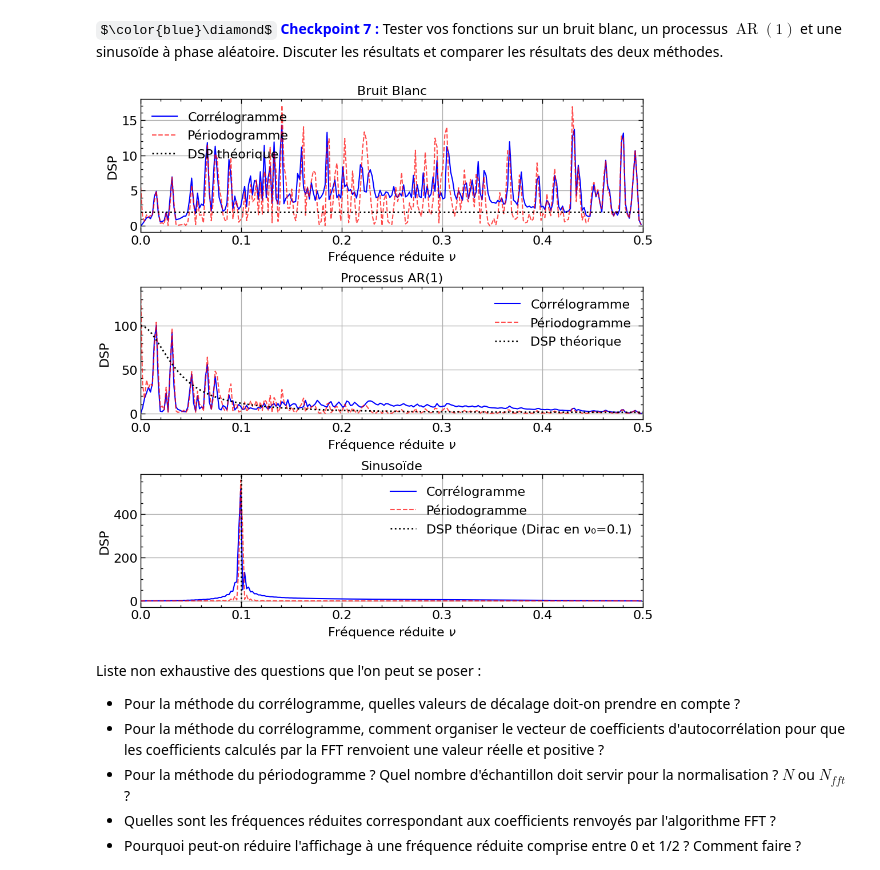
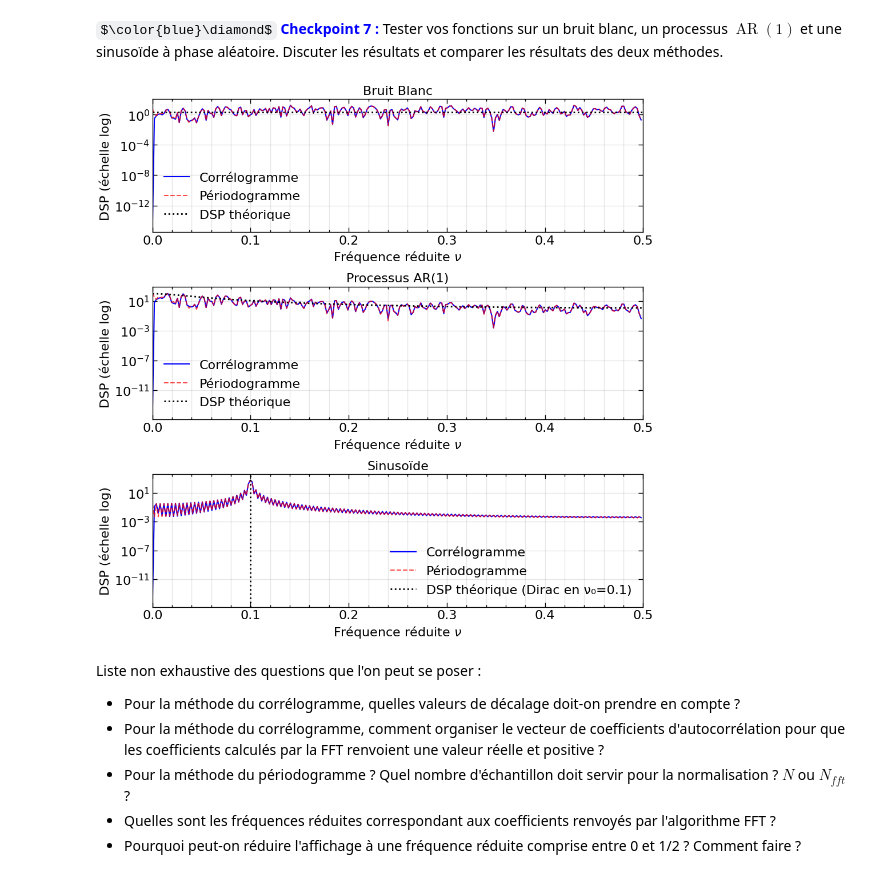
Before and after one commit to Nameless0l/Tp_MSA_2026_ENSEA, a Jupyter notebook: msa_lab_2025.ipynb, the cells around one changed output. Cells and saved outputs as stored; diff of their text form; code cells hidden in the pictures; some formulas as TeX source.

```diff
--- a/msa_lab_2025.ipynb
+++ b/msa_lab_2025.ipynb
@@ -697,9 +697,11 @@ def psdestimator_corr(X: np.ndarray, Nfft: int):
 
     Cx, _ = biaisedCrossCorr(X, pmax)
 
-    Cx_sym = np.concatenate([Cx, Cx[-2:0:-1]])
+    Cx_full = np.zeros(Nfft)
+    Cx_full[:pmax+1] = Cx
+    Cx_full[-pmax:] = Cx[-1:0:-1]
 
-    PSD = np.abs(fft(Cx_sym, n=Nfft))
+    PSD = np.abs(fft(Cx_full))
 
     nu = fftfreq(Nfft)
 
@@ -752,48 +754,48 @@ PSD_ar_per, nu_ar_per = psdestimator_per(ar1, Nfft)
 
 PSD_sin_corr, nu_sin_corr = psdestimator_corr(sinusoide, Nfft)
 PSD_sin_per, nu_sin_per = psdestimator_per(sinusoide, Nfft)
 
 nu_theo = np.linspace(0, 0.5, 1000)
 PSD_bb_theo = np.ones_like(nu_theo) * sigma_b
 PSD_ar_theo = sigma_e**2 / np.abs(1 - a * np.exp(-1j * 2 * np.pi * nu_theo))**2
 
 fig, axs = plt.subplots(3, 1, figsize=(10, 10))
 
-axs[0].plot(nu_bb_corr, PSD_bb_corr, 'b-', label='Corrélogramme', linewidth=1.5)
-axs[0].plot(nu_bb_per, PSD_bb_per, 'r--', label='Périodogramme', linewidth=1.5, alpha=0.7)
-axs[0].plot(nu_theo, PSD_bb_theo, 'k:', label='DSP théorique', linewidth=2)
+axs[0].semilogy(nu_bb_corr, PSD_bb_corr, 'b-', label='Corrélogramme', linewidth=1.5)
+axs[0].semilogy(nu_bb_per, PSD_bb_per, 'r--', label='Périodogramme', linewidth=1.5, alpha=0.7)
+axs[0].semilogy(nu_theo, PSD_bb_theo, 'k:', label='DSP théorique', linewidth=2)
 axs[0].set_xlabel(r'Fréquence réduite $\nu$')
-axs[0].set_ylabel('DSP')
+axs[0].set_ylabel('DSP (échelle log)')
 axs[0].set_title('Bruit Blanc')
 axs[0].legend()
-axs[0].grid(True)
+axs[0].grid(True, which='both', alpha=0.3)
 axs[0].set_xlim([0, 0.5])
 
-axs[1].plot(nu_ar_corr, PSD_ar_corr, 'b-', label='Corrélogramme', linewidth=1.5)
-axs[1].plot(nu_ar_per, PSD_ar_per, 'r--', label='Périodogramme', linewidth=1.5, alpha=0.7)
-axs[1].plot(nu_theo, PSD_ar_theo, 'k:', label='DSP théorique', linewidth=2)
+axs[1].semilogy(nu_ar_corr, PSD_ar_corr, 'b-', label='Corrélogramme', linewidth=1.5)
+axs[1].semilogy(nu_ar_per, PSD_ar_per, 'r--', label='Périodogramme', linewidth=1.5, alpha=0.7)
+axs[1].semilogy(nu_theo, PSD_ar_theo, 'k:', label='DSP théorique', linewidth=2)
 axs[1].set_xlabel(r'Fréquence réduite $\nu$')
-axs[1].set_ylabel('DSP')
+axs[1].set_ylabel('DSP (échelle log)')
 axs[1].set_title('Processus AR(1)')
 axs[1].legend()
-axs[1].grid(True)
+axs[1].grid(True, which='both', alpha=0.3)
 axs[1].set_xlim([0, 0.5])
 
-axs[2].plot(nu_sin_corr, PSD_sin_corr, 'b-', label='Corrélogramme', linewidth=1.5)
-axs[2].plot(nu_sin_per, PSD_sin_per, 'r--', label='Périodogramme', linewidth=1.5, alpha=0.7)
+axs[2].semilogy(nu_sin_corr, PSD_sin_corr, 'b-', label='Corrélogramme', linewidth=1.5)
+axs[2].semilogy(nu_sin_per, PSD_sin_per, 'r--', label='Périodogramme', linewidth=1.5, alpha=0.7)
 axs[2].axvline(nu_0, color='k', linestyle=':', linewidth=2, label=f'DSP théorique (Dirac en ν₀={nu_0})')
 axs[2].set_xlabel(r'Fréquence réduite $\nu$')
-axs[2].set_ylabel('DSP')
+axs[2].set_ylabel('DSP (échelle log)')
 axs[2].set_title('Sinusoïde')
 axs[2].legend()
-axs[2].grid(True)
+axs[2].grid(True, which='both', alpha=0.3)
 axs[2].set_xlim([0, 0.5])
 
 plt.tight_layout()
 plt.savefig('figures/dsp_comparaison_methodes.png', dpi=300, bbox_inches='tight')
 plt.show()
 # %% [output]
-[figure, old version]
+[figure, new version]
 # %% [markdown]
 Liste non exhaustive des questions que l'on peut se poser :
 - Pour la méthode du corrélogramme, quelles valeurs de décalage doit-on prendre en compte ?
```
Also changed, not shown: parts of 2 cells of this notebook, 4 other files.
